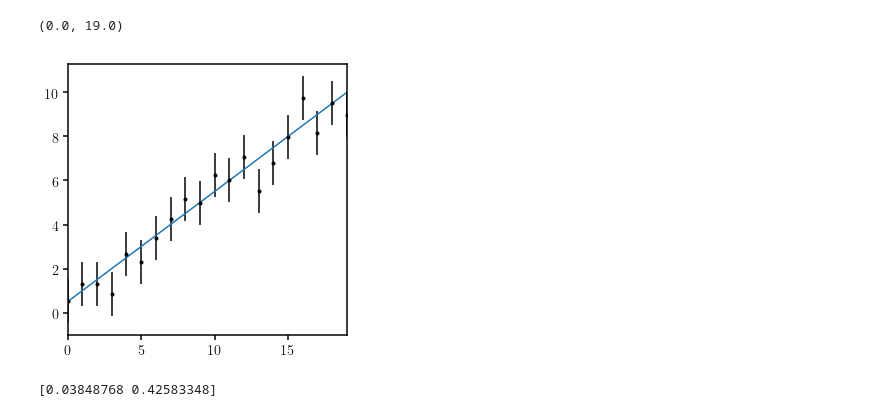
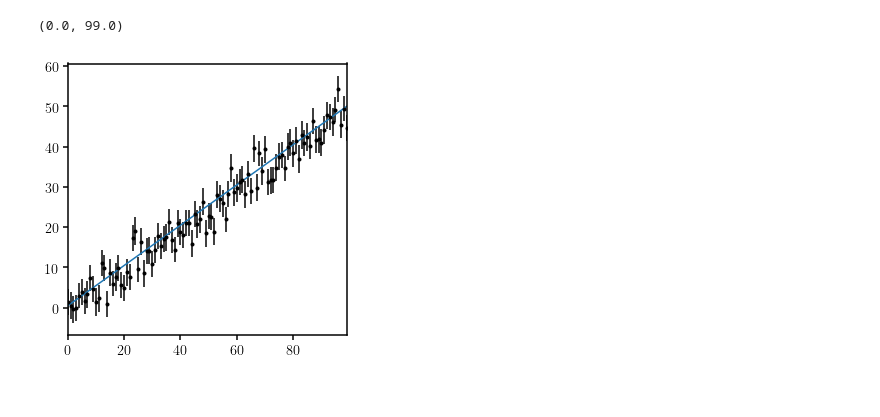
Before and after one commit to changhoonhahn/eMaNu, a Jupyter notebook: notebook/compress/toy_tdist_Fisher.ipynb, the cells around one changed output. Saved outputs shown, nothing was run; the diff lists cells and outputs as text; code cells hidden in the pictures.

```diff
--- a/notebook/compress/toy_tdist_Fisher.ipynb
+++ b/notebook/compress/toy_tdist_Fisher.ipynb
@@ -23,7 +23,12 @@ mpl.rcParams['legend.frameon'] = False
 %matplotlib inline
 # %%
 theta_true = np.array([0.5, 0.5])
-cov_true = np.identity(20)
+ndata = 100
+
+noise_matrix = np.random.uniform(0, 1, ndata**2).reshape(ndata, ndata)
+cov_true = 10*np.identity(ndata) + (noise_matrix + noise_matrix.T)
+cinv_true = np.linalg.inv(cov_true)
+
 def model(theta):
-    return theta[0] * np.arange(20) + theta[1]
+    return theta[0] * np.arange(ndata) + theta[1]
 X_true = model(theta_true)
@@ -43,12 +40,12 @@ nmock, ndata = X_data.shape
 # %%
 fig = plt.figure(figsize=(5,5))
 sub = fig.add_subplot(111)
 sub.errorbar(range(len(X_true)), X_data[0], np.sqrt(np.diag(cov_true)), fmt='.k')
 sub.plot(model(theta_true))
-sub.set_xlim(0., 19.)
+sub.set_xlim(0., 99.)
 # %% [output]
-(0.0, 19.0)
+(0.0, 99.0)
-[figure, old version]
+[figure, new version]
 # %%
 theta_0m = np.array([theta_true[0]-0.1, theta_true[1]])
 theta_0p = np.array([theta_true[0]+0.1, theta_true[1]])
@@ -63,5 +59,0 @@ Finv = np.linalg.inv(Fij)
-# %%
-# Fisher "true" 1-sigma values
-print np.sqrt(np.diag(Finv))
-# %% [output]
-[0.03848768 0.42583348]
```
Also changed, not shown: parts of 12 cells of this notebook.
